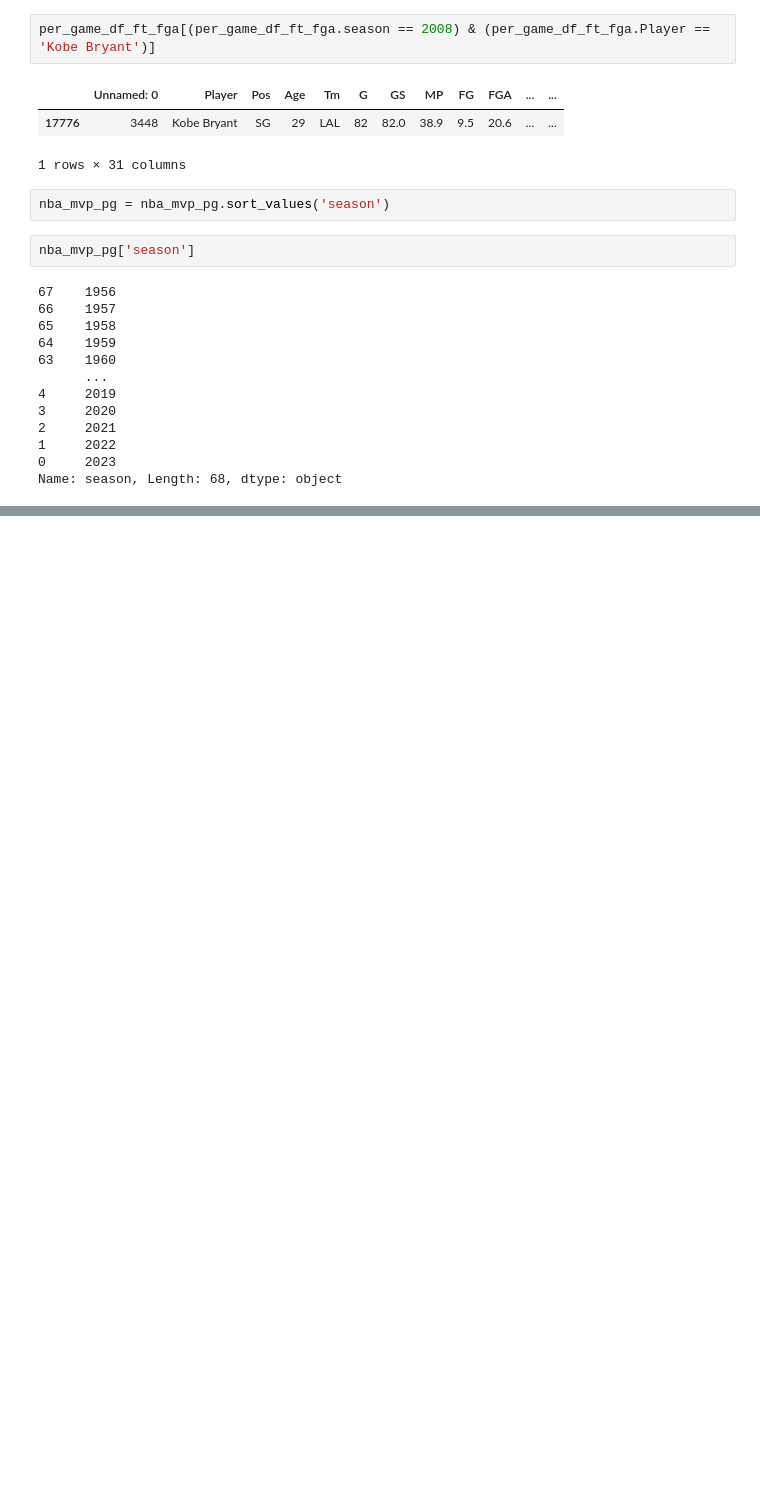
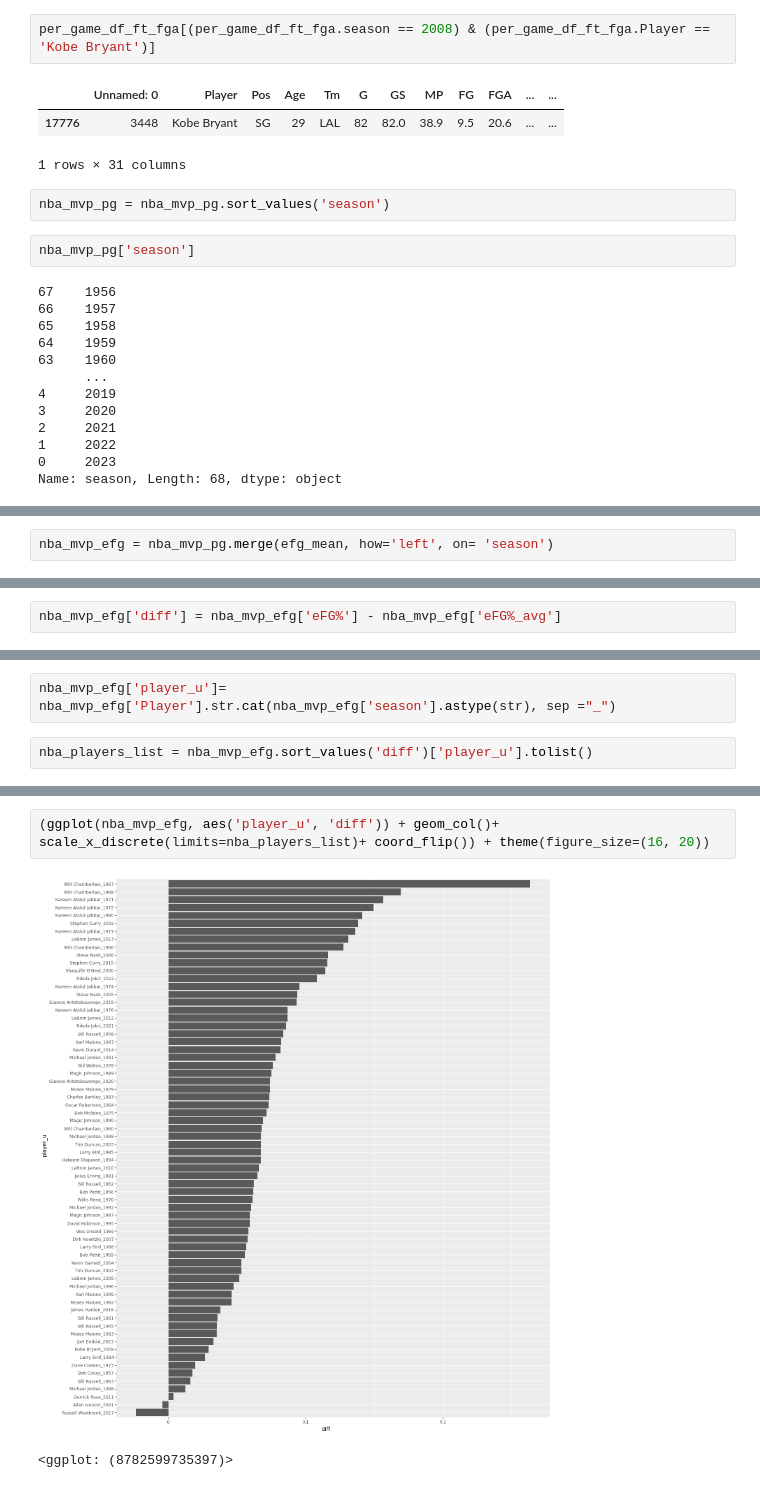
Before and after one commit to nharrisanalyst/NBA_MVP, a Jupyter notebook: NBA MVP Data Cleaning and Exploration.ipynb, the cells around one changed output, grey strips where cells are left out. Drawn from its saved outputs; the diff is of its cells as text; blank space fills up the shorter version.

Commit message:
made several charts

```diff
--- a/NBA MVP Data Cleaning and Exploration.ipynb
+++ b/NBA MVP Data Cleaning and Exploration.ipynb
@@ -354,0 +401,2 @@ nba_mvp['eFG%'] = (nba_mvp['FG%'] + (0.5 * nba_mvp['3P%'] )/nba_mvp['']
+# %%
+nba_mvp_efg = nba_mvp_pg.merge(efg_mean, how='left', on= 'season')
@@ -354,0 +423,2 @@ nba_mvp['eFG%'] = (nba_mvp['FG%'] + (0.5 * nba_mvp['3P%'] )/nba_mvp['']
+# %%
+nba_mvp_efg['diff'] = nba_mvp_efg['eFG%'] - nba_mvp_efg['eFG%_avg']
@@ -354,0 +440,4 @@ nba_mvp['eFG%'] = (nba_mvp['FG%'] + (0.5 * nba_mvp['3P%'] )/nba_mvp['']
+# %%
+nba_mvp_efg['player_u']= nba_mvp_efg['Player'].str.cat(nba_mvp_efg['season'].astype(str), sep ="_")
+# %%
+nba_players_list = nba_mvp_efg.sort_values('diff')['player_u'].tolist()
@@ -354,0 +459,5 @@ nba_mvp['eFG%'] = (nba_mvp['FG%'] + (0.5 * nba_mvp['3P%'] )/nba_mvp['']
+# %%
+(ggplot(nba_mvp_efg, aes('player_u', 'diff')) + geom_col()+ scale_x_discrete(limits=nba_players_list)+ coord_flip()) + theme(figure_size=(16, 20))
+# %% [output]
+[figure, added]
+<ggplot: (8782599735397)>
```
Also changed, not shown: parts of 18 cells of this notebook.
